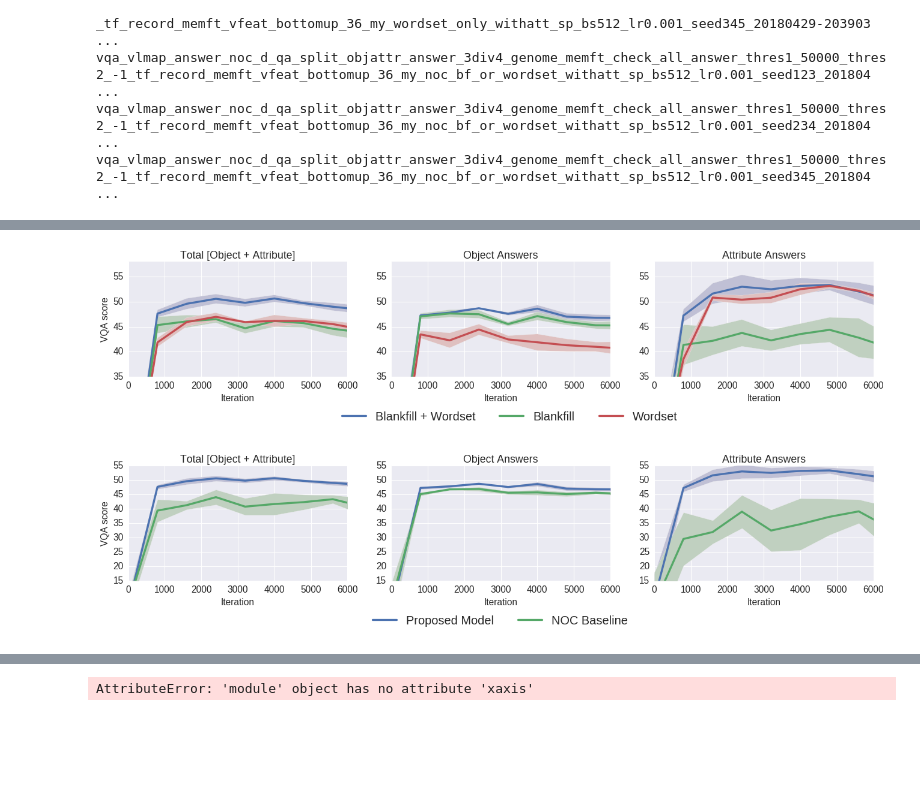
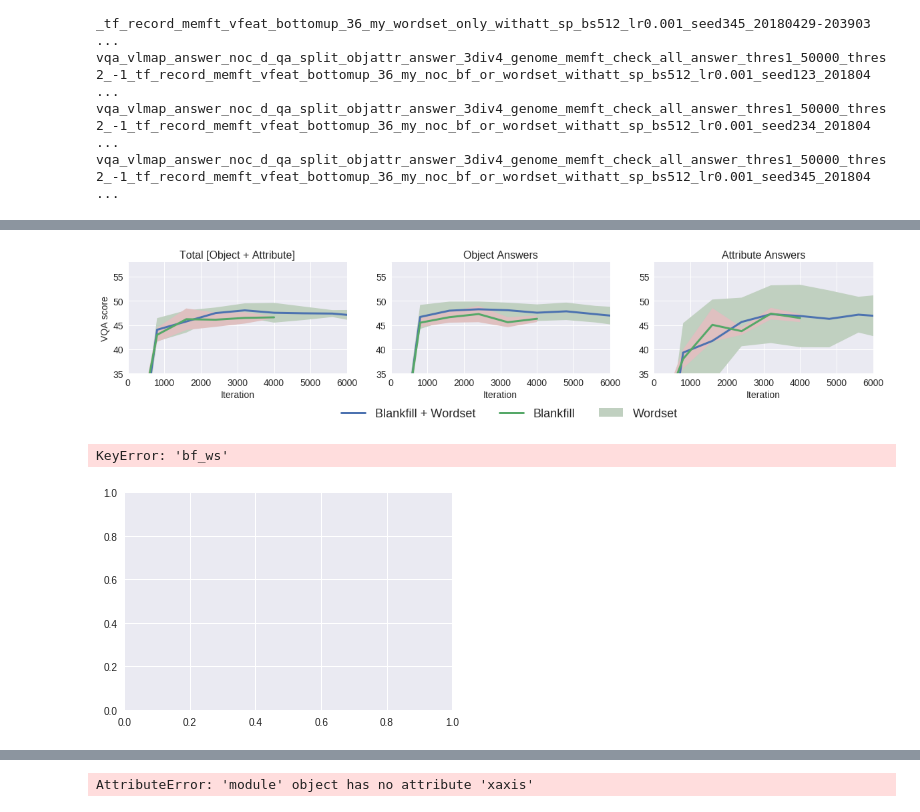
Before and after one commit to HyeonwooNoh/VQA-Transfer-ExternalData, a Jupyter notebook: plot_for_paper.ipynb, the cells around one changed output, grey strips where cells are left out. Saved outputs shown, nothing was run; the diff lists cells and outputs as text; code cells hidden in the pictures; blank space fills up the shorter version.

```diff
--- a/plot_for_paper.ipynb
+++ b/plot_for_paper.ipynb
@@ -33,7 +33,7 @@ import cPickle
 # %%
 plt.style.use('seaborn')
 # %%
-ws = cPickle.load(open('experiments/important/0424_main_contribution_exp_answer_zs_3div4/vqa_vlmap_answer_d_qa_split_objattr_answer_3div4_genome_memft_check_all_answer_thres1_50000_thres2_-1_tf_record_memft_vfeat_bottomup_36_my_wordset_only_sp_bs512_lr0.001_20180424-124312/collect_eval_test_result.pkl', 'rb'))
+ws = cPickle.load(open('train_dir/vqa_vlmap_answer_d_qa_split_objattr_answer_3div4_genome_memft_check_all_answer_thres1_50000_thres2_-1_tf_record_memft_vfeat_bottomup_36_my_bf_or_wordset_withatt_sp_ordered_iter_sd456_bs512_lr0.001_seed345_20180505-060103/collect_eval_test_result.pkl', 'rb'))
 bf = cPickle.load(open('experiments/important/0424_main_contribution_exp_answer_zs_3div4/vqa_vlmap_answer_d_qa_split_objattr_answer_3div4_genome_memft_check_all_answer_thres1_50000_thres2_-1_tf_record_memft_vfeat_bottomup_36_my_bf_only_sp_bs512_lr0.001_20180423-231715/collect_eval_test_result.pkl', 'rb'))
 bf_ws = cPickle.load(open('experiments/important/0424_main_contribution_exp_answer_zs_3div4/vqa_vlmap_answer_d_qa_split_objattr_answer_3div4_genome_memft_check_all_answer_thres1_50000_thres2_-1_tf_record_memft_vfeat_bottomup_36_my_bf_or_wordset_sp_bs512_lr0.001_20180423-205117/collect_eval_test_result.pkl', 'rb'))
 noc_bf_ws = cPickle.load(open('experiments/important/0424_main_contribution_exp_answer_zs_3div4/vqa_vlmap_answer_noc_d_qa_split_objattr_answer_3div4_genome_memft_check_all_answer_thres1_50000_thres2_-1_tf_record_memft_vfeat_bottomup_36_my_noc_bf_or_wordset_4801_bs512_lr0.001_20180424-171148/collect_eval_test_result.pkl', 'rb'))
@@ -189,3 +175,7 @@ dirs_dict['noc_bf_ws'].append('experiments/important/0424_main_contribution_exp_
+# %%
+dirs_dict = {}
+dirs_dict['ws'] = glob.glob('experiments/important/0507_depthTrue/*')
+dirs_dict['bf'] = glob.glob('experiments/important/0507_depthFalse/*')
 # %%
 titles = ['Total [Object + Attribute]', 'Object Answers', 'Attribute Answers']
 names = ['testonly_score', 'test_obj_only_score', 'test_attr_only_score']
@@ -194,10 +184,23 @@ data_dict = {}
 data_summary_dict = {}
 for key in dirs_dict:
     data_dict[key] = defaultdict(list)
+
+    fount = True
     for a_dir in dirs_dict[key]:
-        r = cPickle.load(open(os.path.join(a_dir, 'collect_eval_test_result.pkl'), 'rb'))
+        path = os.path.join(a_dir, 'collect_eval_test_result.pkl')
+        if not os.path.exists(path):
+            found = False
+            continue
+        r = cPickle.load(open(path, 'rb'))
+        if len(r['iter']) == 0:
+            print(key, "0")
+            continue
         for r_key in r:
             data_dict[key][r_key].append(r[r_key])
+
+    if len(data_dict[key]['iter']) == 0:
+        print(key, " after 0")
+        continue
 
     min_len = min([len(l) for l in data_dict[key]['iter']])
     data_summary_dict[key] = {}
@@ -221,34 +278,36 @@ facecolors = {
     'ws': '#dfc0c0',
 }
 for i, (title, name, y_lim) in enumerate(zip(titles, names, y_lims)):
     plt.subplot(1, 3, i+1)
     for res_key in ['bf_ws', 'bf', 'ws']:
+        if res_key not in data_summary_dict:
+            continue
         res = data_summary_dict[res_key]
         x = res['iter']
         y = res[name + '_mean'] * 100
         y_err = res[name + '_std'] * 100
         plt.plot(x, y, linewidth=3)
         plt.fill_between(x, y - y_err, y + y_err, facecolor=facecolors[res_key])
 
     plt.title(title, fontsize=16)
     #plt.legend(['Blankfill + Wordset', 'Blankfill', 'Wordset'], loc='lower right', bbox_to_anchor=(0.98, 0.05), fontsize=14)
     plt.ylim(y_lim)
     plt.xlim((0, 6000))
     plt.yticks(fontsize=14)
     plt.xticks(fontsize=14)
     if i == 0:
         plt.ylabel('VQA score', fontsize=14)
     plt.xlabel('Iteration', fontsize=14)
 
 plt.figlegend(['Blankfill + Wordset', 'Blankfill', 'Wordset'], loc='lower center', ncol=3, fontsize=18, bbox_to_anchor=(0.43, 0))
 plt.subplots_adjust(bottom=0.3)
 #plt.figlegend( lines, labels, loc = 'lower center', ncol=5, labelspacing=0. )
 
 #plt.tight_layout()
 plt.savefig('plots/data_comparison_with_std.png',bbox_inches='tight')
 plt.show()
 # %% [output]
-[figure, old version]
+[figure, new version]
 # %%
 plt.figure(figsize=(20,4))
 #plt.suptitle('Liguistic Knowledge Sources Comparison', fontsize=20, x=0.51, y=1.08)
@@ -285,7 +344,8 @@ plt.subplots_adjust(bottom=0.3)
 plt.savefig('plots/model_comparison_with_std.png',bbox_inches='tight')
 plt.show()
 # %% [output]
+KeyError: 'bf_ws'
-[figure, old version]
+[figure, new version]
 # %%
 ws_dirs = glob.glob('experiments/important/0430_vlmap2vqa_diverse_seed/*_wordset_only_*')
 ws_dirs.append('experiments/important/0424_main_contribution_exp_answer_zs_3div4/vqa_vlmap_answer_d_qa_split_objattr_answer_3div4_genome_memft_check_all_answer_thres1_50000_thres2_-1_tf_record_memft_vfeat_bottomup_36_my_wordset_only_sp_bs512_lr0.001_20180424-124312')
```
Also changed, not shown: parts of 16 cells of this notebook, 12 other files.
